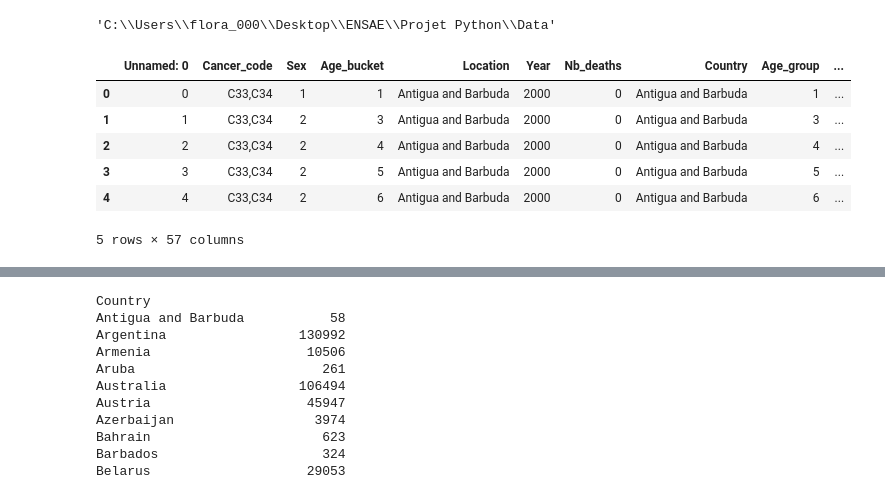
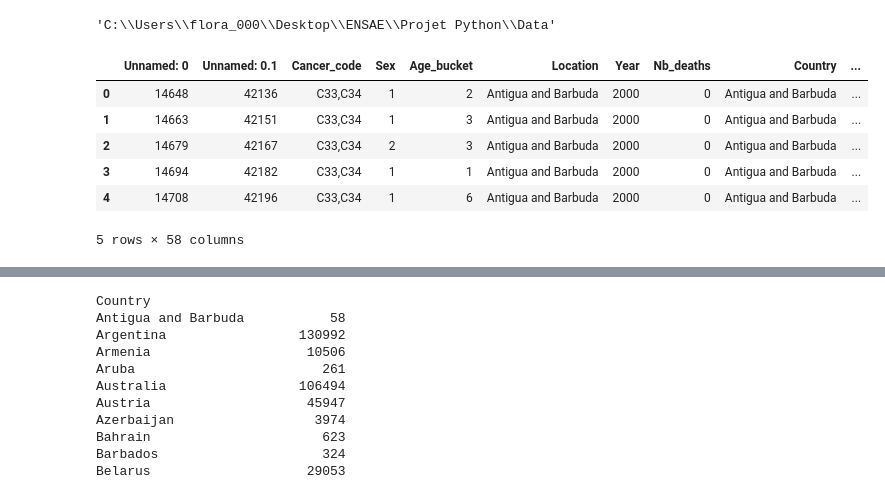
Before and after one commit to assitanDiarra/ENSAE_Python, a Jupyter notebook: Taux de mortalité par pays.ipynb, the cells around one changed output, grey strips where cells are left out. Cells and saved outputs as stored; diff of their text form; code cells hidden in the pictures.

```diff
--- a/Taux de mortalité par pays.ipynb
+++ b/Taux de mortalité par pays.ipynb
@@ -15,16 +15,16 @@ os.getcwd()
 'C:\\Users\\flora_000\\Desktop\\ENSAE\\Projet Python\\Data'
 # %%
 # on importe la base de donnée finale
-data= pd.read_csv('data_2000.csv',delimiter=',',low_memory=False)
+data= pd.read_csv('data.csv',delimiter=',',low_memory=False)
 data.head()
 # %% [output]
-|  | Unnamed: 0 | Cancer_code | Sex | Age_bucket | Location | Year | Nb_deaths | Country | Age_group | ... |
-| 0 | 0 | C33,C34 | 1 | 1 | Antigua and Barbuda | 2000 | 0 | Antigua and Barbuda | 1 | ... |
-| 1 | 1 | C33,C34 | 2 | 3 | Antigua and Barbuda | 2000 | 0 | Antigua and Barbuda | 3 | ... |
-| 2 | 2 | C33,C34 | 2 | 4 | Antigua and Barbuda | 2000 | 0 | Antigua and Barbuda | 4 | ... |
-| 3 | 3 | C33,C34 | 2 | 5 | Antigua and Barbuda | 2000 | 0 | Antigua and Barbuda | 5 | ... |
-| 4 | 4 | C33,C34 | 2 | 6 | Antigua and Barbuda | 2000 | 0 | Antigua and Barbuda | 6 | ... |
+|  | Unnamed: 0 | Unnamed: 0.1 | Cancer_code | Sex | Age_bucket | Location | Year | Nb_deaths | Country | ... |
+| 0 | 14648 | 42136 | C33,C34 | 1 | 2 | Antigua and Barbuda | 2000 | 0 | Antigua and Barbuda | ... |
+| 1 | 14663 | 42151 | C33,C34 | 1 | 3 | Antigua and Barbuda | 2000 | 0 | Antigua and Barbuda | ... |
+| 2 | 14679 | 42167 | C33,C34 | 2 | 3 | Antigua and Barbuda | 2000 | 0 | Antigua and Barbuda | ... |
+| 3 | 14694 | 42182 | C33,C34 | 1 | 1 | Antigua and Barbuda | 2000 | 0 | Antigua and Barbuda | ... |
+| 4 | 14708 | 42196 | C33,C34 | 1 | 6 | Antigua and Barbuda | 2000 | 0 | Antigua and Barbuda | ... |
-5 rows × 57 columns
+5 rows × 58 columns
 # %%
 data['Country'].describe()
 # %% [output]
```
Also changed, not shown: parts of 2 cells of this notebook.
